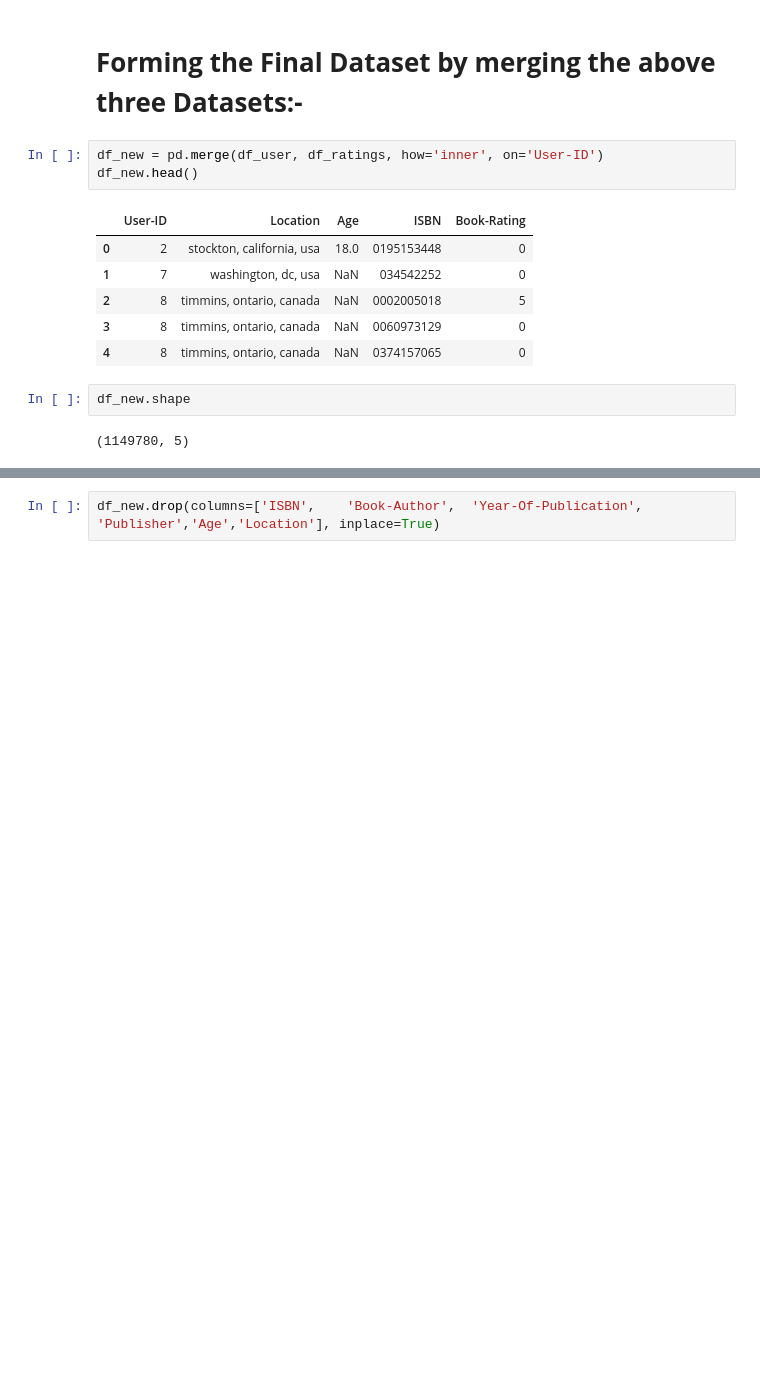
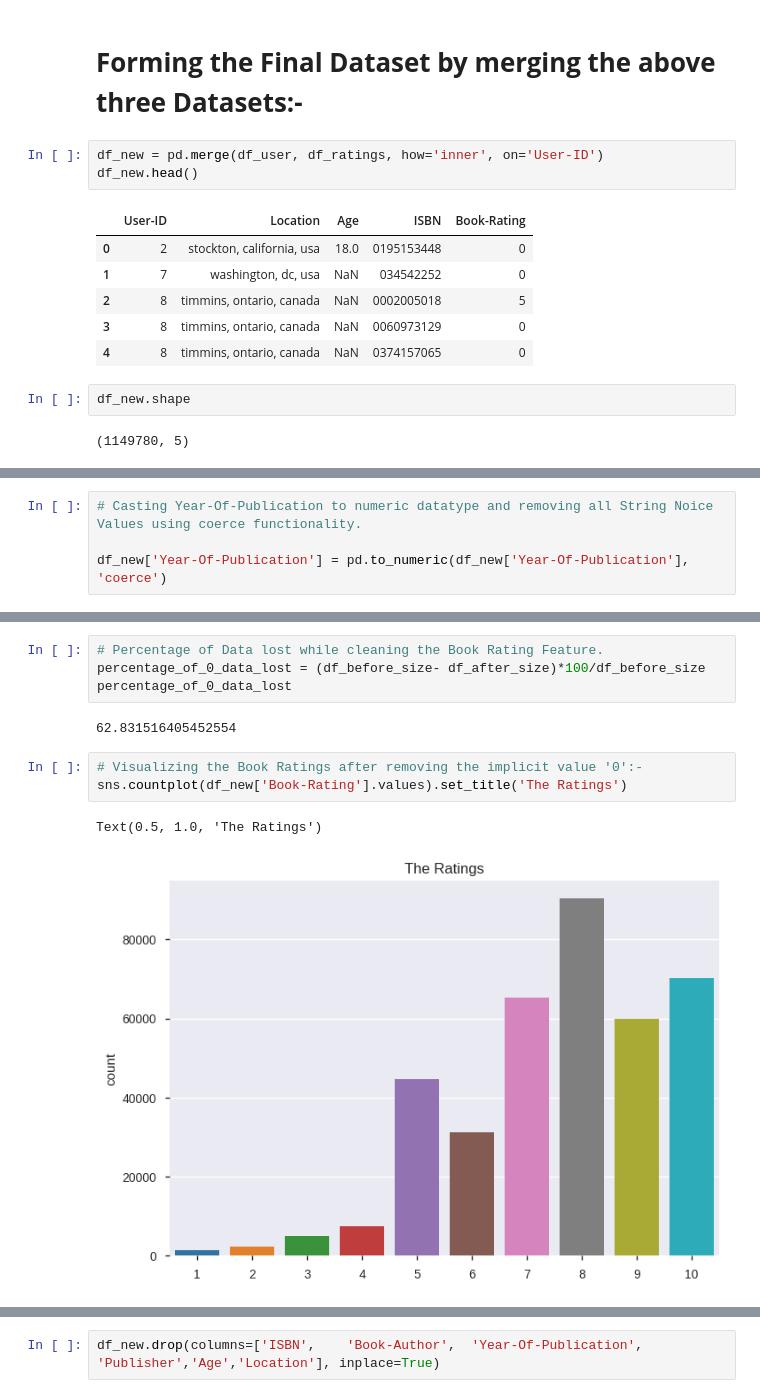
Before and after one commit to 20481A05F0/Book_Recommendation_System, a Jupyter notebook: Individual_Book_Recommendation_System.ipynb, the cells around one changed output, grey strips where cells are left out. Drawn from its saved outputs; the diff is of its cells as text; blank space fills up the shorter version.

```diff
--- a/Individual_Book_Recommendation_System.ipynb
+++ b/Individual_Book_Recommendation_System.ipynb
@@ -172,0 +219,4 @@ df_new.shape
+# %%
+# Casting Year-Of-Publication to numeric datatype and removing all String Noice Values using coerce functionality.
+
+df_new['Year-Of-Publication'] = pd.to_numeric(df_new['Year-Of-Publication'], 'coerce')
@@ -172,0 +296,12 @@ df_new.shape
+# %%
+# Percentage of Data lost while cleaning the Book Rating Feature.
+percentage_of_0_data_lost = (df_before_size- df_after_size)*100/df_before_size
+percentage_of_0_data_lost
+# %% [output]
+62.831516405452554
+# %%
+# Visualizing the Book Ratings after removing the implicit value '0':-
+sns.countplot(df_new['Book-Rating'].values).set_title('The Ratings')
+# %% [output]
+Text(0.5, 1.0, 'The Ratings')
+[figure, added]
```
Also changed, not shown: parts of 57 cells of this notebook.
